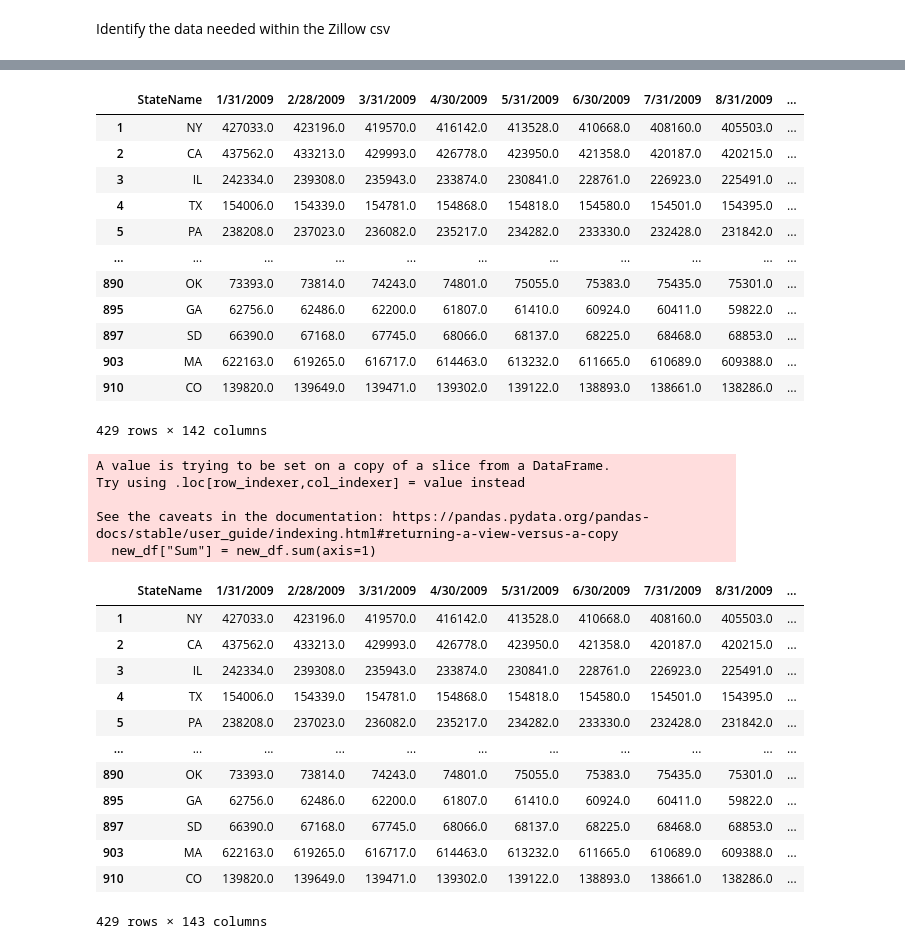
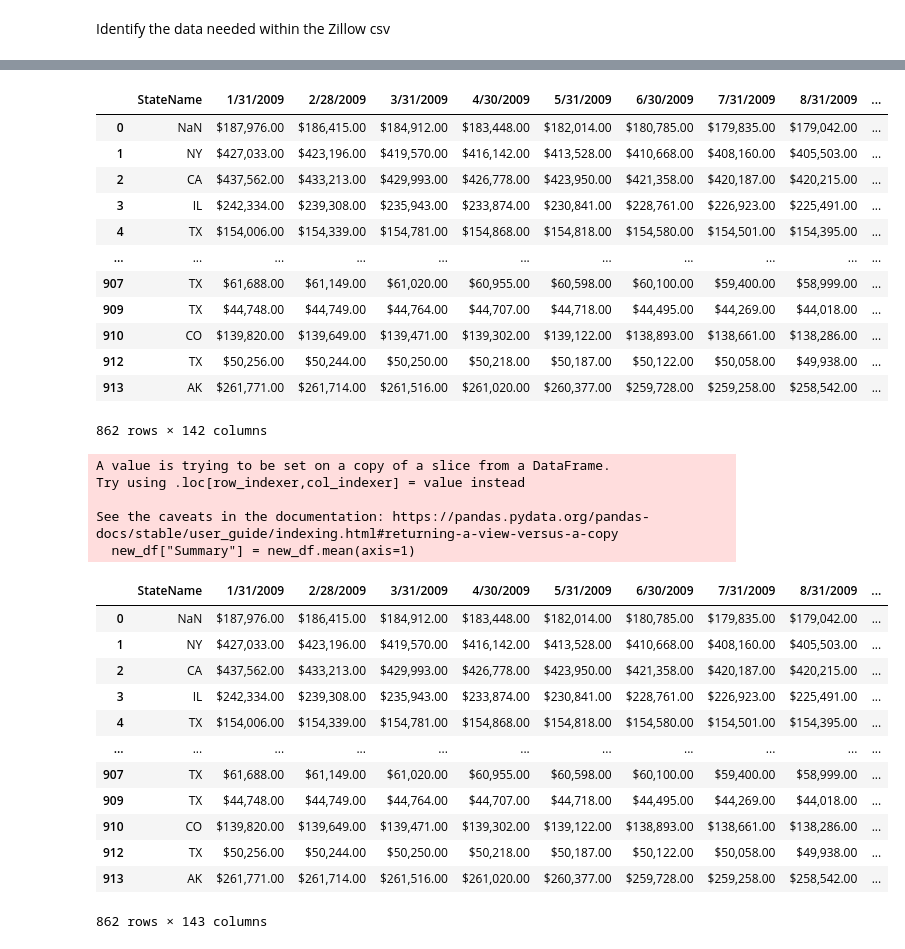
Before and after one commit to josh-acampado/dumbledores_platoon, a Jupyter notebook: Zillow_Housing_Data.ipynb, the cells around one changed output, grey strips where cells are left out. Drawn from its saved outputs; the diff is of its cells as text; code cells hidden in the pictures.

```diff
--- a/Zillow_Housing_Data.ipynb
+++ b/Zillow_Housing_Data.ipynb
@@ -28,67 +28,83 @@ house_df
 914 rows × 302 columns
 # %%
 #clean out NaN values (df.dropna(how='any'))
-clean_house_df.dtypes
+
 #clean_house_df = house_df.dropna(how="any")
+clean_house_df = house_df.dropna(subset=['RegionName', "1/31/2009","2/28/2009","3/31/2009","4/30/2009","5/31/2009","6/30/2009","7/31/2009","8/31/2009","9/30/2009","10/31/2009","11/30/2009","12/31/2009",
+                            "1/31/2010","2/28/2010","3/31/2010","4/30/2010","5/31/2010","6/30/2010","7/31/2010","8/31/2010","9/30/2010","10/31/2010","11/30/2010","12/31/2010",
+                            "1/31/2011","2/28/2011","3/31/2011","4/30/2011","5/31/2011","6/30/2011","7/31/2011","8/31/2011","9/30/2011","10/31/2011","11/30/2011","12/31/2011",
+                            "1/31/2012","2/29/2012","3/31/2012","4/30/2012","5/31/2012","6/30/2012","7/31/2012","8/31/2012","9/30/2012","10/31/2012","11/30/2012","12/31/2012",
+                            "1/31/2013","2/28/2013","3/31/2013","4/30/2013","5/31/2013","6/30/2013","7/31/2013","8/31/2013","9/30/2013","10/31/2013","11/30/2013","12/31/2013",
+                            "1/31/2014","2/28/2014","3/31/2014","4/30/2014","5/31/2014","6/30/2014","7/31/2014","8/31/2014","9/30/2014","10/31/2014","11/30/2014","12/31/2014",
+                            "1/31/2015","2/28/2015","3/31/2015","4/30/2015","5/31/2015","6/30/2015","7/31/2015","8/31/2015","9/30/2015","10/31/2015","11/30/2015","12/31/2015",
+                            "1/31/2016","2/29/2016","3/31/2016","4/30/2016","5/31/2016","6/30/2016","7/31/2016","8/31/2016","9/30/2016","10/31/2016","11/30/2016","12/31/2016",
+                            "1/31/2017","2/28/2017","3/31/2017","4/30/2017","5/31/2017","6/30/2017","7/31/2017","8/31/2017","9/30/2017","10/31/2017","11/30/2017","12/31/2017",
+                            "1/31/2018","2/28/2018","3/31/2018","4/30/2018","5/31/2018","6/30/2018","7/31/2018","8/31/2018","9/30/2018","10/31/2018","11/30/2018","12/31/2018",
+                            "1/31/2019","2/28/2019","3/31/2019","4/30/2019","5/31/2019","6/30/2019","7/31/2019","8/31/2019","9/30/2019","10/31/2019","11/30/2019","12/31/2019",
+                            "1/31/2020","2/29/2020","3/31/2020","4/30/2020","5/31/2020","6/30/2020","7/31/2020","8/31/2020","9/30/2020"])
+clean_house_df
+
 
 #print dataframe
 
-#clean_house_df
+clean_house_df
 #clean dataframe, only need years 2009+, state name
 
 #new_df = clean_house_df.loc[:,"StateName,1/31/2009":"9/30/2020",]
 
-new_df =  clean_house_df[["StateName","1/31/2009","2/28/2009","3/31/2009","4/30/2009","5/31/2009","6/30/2009","7/31/2009","8/31/2009","9/30/2009","10/31/2009","11/30/2009","12/31/2009",
+new_df = clean_house_df[["StateName","1/31/2009","2/28/2009","3/31/2009","4/30/2009","5/31/2009","6/30/2009","7/31/2009","8/31/2009","9/30/2009","10/31/2009","11/30/2009","12/31/2009",
                             "1/31/2010","2/28/2010","3/31/2010","4/30/2010","5/31/2010","6/30/2010","7/31/2010","8/31/2010","9/30/2010","10/31/2010","11/30/2010","12/31/2010",
                             "1/31/2011","2/28/2011","3/31/2011","4/30/2011","5/31/2011","6/30/2011","7/31/2011","8/31/2011","9/30/2011","10/31/2011","11/30/2011","12/31/2011",
                             "1/31/2012","2/29/2012","3/31/2012","4/30/2012","5/31/2012","6/30/2012","7/31/2012","8/31/2012","9/30/2012","10/31/2012","11/30/2012","12/31/2012",
                             "1/31/2013","2/28/2013","3/31/2013","4/30/2013","5/31/2013","6/30/2013","7/31/2013","8/31/2013","9/30/2013","10/31/2013","11/30/2013","12/31/2013",
                             "1/31/2014","2/28/2014","3/31/2014","4/30/2014","5/31/2014","6/30/2014","7/31/2014","8/31/2014","9/30/2014","10/31/2014","11/30/2014","12/31/2014",
                             "1/31/2015","2/28/2015","3/31/2015","4/30/2015","5/31/2015","6/30/2015","7/31/2015","8/31/2015","9/30/2015","10/31/2015","11/30/2015","12/31/2015",
                             "1/31/2016","2/29/2016","3/31/2016","4/30/2016","5/31/2016","6/30/2016","7/31/2016","8/31/2016","9/30/2016","10/31/2016","11/30/2016","12/31/2016",
                             "1/31/2017","2/28/2017","3/31/2017","4/30/2017","5/31/2017","6/30/2017","7/31/2017","8/31/2017","9/30/2017","10/31/2017","11/30/2017","12/31/2017",
                             "1/31/2018","2/28/2018","3/31/2018","4/30/2018","5/31/2018","6/30/2018","7/31/2018","8/31/2018","9/30/2018","10/31/2018","11/30/2018","12/31/2018",
                             "1/31/2019","2/28/2019","3/31/2019","4/30/2019","5/31/2019","6/30/2019","7/31/2019","8/31/2019","9/30/2019","10/31/2019","11/30/2019","12/31/2019",
                             "1/31/2020","2/29/2020","3/31/2020","4/30/2020","5/31/2020","6/30/2020","7/31/2020","8/31/2020","9/30/2020"]]
 
 
+pd.options.display.float_format = '${:,.2f}'.format
 
 new_df
 # %% [output]
 |  | StateName | 1/31/2009 | 2/28/2009 | 3/31/2009 | 4/30/2009 | 5/31/2009 | 6/30/2009 | 7/31/2009 | 8/31/2009 | ... |
-| 1 | NY | 427033.0 | 423196.0 | 419570.0 | 416142.0 | 413528.0 | 410668.0 | 408160.0 | 405503.0 | ... |
-| 2 | CA | 437562.0 | 433213.0 | 429993.0 | 426778.0 | 423950.0 | 421358.0 | 420187.0 | 420215.0 | ... |
-| 3 | IL | 242334.0 | 239308.0 | 235943.0 | 233874.0 | 230841.0 | 228761.0 | 226923.0 | 225491.0 | ... |
-| 4 | TX | 154006.0 | 154339.0 | 154781.0 | 154868.0 | 154818.0 | 154580.0 | 154501.0 | 154395.0 | ... |
-| 5 | PA | 238208.0 | 237023.0 | 236082.0 | 235217.0 | 234282.0 | 233330.0 | 232428.0 | 231842.0 | ... |
+| 0 | NaN | $187,976.00 | $186,415.00 | $184,912.00 | $183,448.00 | $182,014.00 | $180,785.00 | $179,835.00 | $179,042.00 | ... |
+| 1 | NY | $427,033.00 | $423,196.00 | $419,570.00 | $416,142.00 | $413,528.00 | $410,668.00 | $408,160.00 | $405,503.00 | ... |
+| 2 | CA | $437,562.00 | $433,213.00 | $429,993.00 | $426,778.00 | $423,950.00 | $421,358.00 | $420,187.00 | $420,215.00 | ... |
+| 3 | IL | $242,334.00 | $239,308.00 | $235,943.00 | $233,874.00 | $230,841.00 | $228,761.00 | $226,923.00 | $225,491.00 | ... |
+| 4 | TX | $154,006.00 | $154,339.00 | $154,781.00 | $154,868.00 | $154,818.00 | $154,580.00 | $154,501.00 | $154,395.00 | ... |
 | ... | ... | ... | ... | ... | ... | ... | ... | ... | ... | ... |
-| 890 | OK | 73393.0 | 73814.0 | 74243.0 | 74801.0 | 75055.0 | 75383.0 | 75435.0 | 75301.0 | ... |
-| 895 | GA | 62756.0 | 62486.0 | 62200.0 | 61807.0 | 61410.0 | 60924.0 | 60411.0 | 59822.0 | ... |
-| 897 | SD | 66390.0 | 67168.0 | 67745.0 | 68066.0 | 68137.0 | 68225.0 | 68468.0 | 68853.0 | ... |
-| 903 | MA | 622163.0 | 619265.0 | 616717.0 | 614463.0 | 613232.0 | 611665.0 | 610689.0 | 609388.0 | ... |
-| 910 | CO | 139820.0 | 139649.0 | 139471.0 | 139302.0 | 139122.0 | 138893.0 | 138661.0 | 138286.0 | ... |
+| 907 | TX | $61,688.00 | $61,149.00 | $61,020.00 | $60,955.00 | $60,598.00 | $60,100.00 | $59,400.00 | $58,999.00 | ... |
+| 909 | TX | $44,748.00 | $44,749.00 | $44,764.00 | $44,707.00 | $44,718.00 | $44,495.00 | $44,269.00 | $44,018.00 | ... |
+| 910 | CO | $139,820.00 | $139,649.00 | $139,471.00 | $139,302.00 | $139,122.00 | $138,893.00 | $138,661.00 | $138,286.00 | ... |
+| 912 | TX | $50,256.00 | $50,244.00 | $50,250.00 | $50,218.00 | $50,187.00 | $50,122.00 | $50,058.00 | $49,938.00 | ... |
+| 913 | AK | $261,771.00 | $261,714.00 | $261,516.00 | $261,020.00 | $260,377.00 | $259,728.00 | $259,258.00 | $258,542.00 | ... |
-429 rows × 142 columns
+862 rows × 142 columns
 # %%
 copy_df = new_df.copy()
-new_df["Sum"] = new_df.sum(axis=1)
+new_df["Summary"] = new_df.mean(axis=1)
+pd.options.display.float_format = '${:,.2f}'.format
 new_df
 # %% [output]
 A value is trying to be set on a copy of a slice from a DataFrame.
 Try using .loc[row_indexer,col_indexer] = value instead
 
 See the caveats in the documentation: https://pandas.pydata.org/pandas-docs/stable/user_guide/indexing.html#returning-a-view-versus-a-copy
-  new_df["Sum"] = new_df.sum(axis=1)
+  new_df["Summary"] = new_df.mean(axis=1)
 |  | StateName | 1/31/2009 | 2/28/2009 | 3/31/2009 | 4/30/2009 | 5/31/2009 | 6/30/2009 | 7/31/2009 | 8/31/2009 | ... |
-| 1 | NY | 427033.0 | 423196.0 | 419570.0 | 416142.0 | 413528.0 | 410668.0 | 408160.0 | 405503.0 | ... |
-| 2 | CA | 437562.0 | 433213.0 | 429993.0 | 426778.0 | 423950.0 | 421358.0 | 420187.0 | 420215.0 | ... |
-| 3 | IL | 242334.0 | 239308.0 | 235943.0 | 233874.0 | 230841.0 | 228761.0 | 226923.0 | 225491.0 | ... |
-| 4 | TX | 154006.0 | 154339.0 | 154781.0 | 154868.0 | 154818.0 | 154580.0 | 154501.0 | 154395.0 | ... |
-| 5 | PA | 238208.0 | 237023.0 | 236082.0 | 235217.0 | 234282.0 | 233330.0 | 232428.0 | 231842.0 | ... |
+| 0 | NaN | $187,976.00 | $186,415.00 | $184,912.00 | $183,448.00 | $182,014.00 | $180,785.00 | $179,835.00 | $179,042.00 | ... |
+| 1 | NY | $427,033.00 | $423,196.00 | $419,570.00 | $416,142.00 | $413,528.00 | $410,668.00 | $408,160.00 | $405,503.00 | ... |
+| 2 | CA | $437,562.00 | $433,213.00 | $429,993.00 | $426,778.00 | $423,950.00 | $421,358.00 | $420,187.00 | $420,215.00 | ... |
+| 3 | IL | $242,334.00 | $239,308.00 | $235,943.00 | $233,874.00 | $230,841.00 | $228,761.00 | $226,923.00 | $225,491.00 | ... |
+| 4 | TX | $154,006.00 | $154,339.00 | $154,781.00 | $154,868.00 | $154,818.00 | $154,580.00 | $154,501.00 | $154,395.00 | ... |
 | ... | ... | ... | ... | ... | ... | ... | ... | ... | ... | ... |
-| 890 | OK | 73393.0 | 73814.0 | 74243.0 | 74801.0 | 75055.0 | 75383.0 | 75435.0 | 75301.0 | ... |
-| 895 | GA | 62756.0 | 62486.0 | 62200.0 | 61807.0 | 61410.0 | 60924.0 | 60411.0 | 59822.0 | ... |
-| 897 | SD | 66390.0 | 67168.0 | 67745.0 | 68066.0 | 68137.0 | 68225.0 | 68468.0 | 68853.0 | ... |
-| 903 | MA | 622163.0 | 619265.0 | 616717.0 | 614463.0 | 613232.0 | 611665.0 | 610689.0 | 609388.0 | ... |
-| 910 | CO | 139820.0 | 139649.0 | 139471.0 | 139302.0 | 139122.0 | 138893.0 | 138661.0 | 138286.0 | ... |
+| 907 | TX | $61,688.00 | $61,149.00 | $61,020.00 | $60,955.00 | $60,598.00 | $60,100.00 | $59,400.00 | $58,999.00 | ... |
+| 909 | TX | $44,748.00 | $44,749.00 | $44,764.00 | $44,707.00 | $44,718.00 | $44,495.00 | $44,269.00 | $44,018.00 | ... |
+| 910 | CO | $139,820.00 | $139,649.00 | $139,471.00 | $139,302.00 | $139,122.00 | $138,893.00 | $138,661.00 | $138,286.00 | ... |
+| 912 | TX | $50,256.00 | $50,244.00 | $50,250.00 | $50,218.00 | $50,187.00 | $50,122.00 | $50,058.00 | $49,938.00 | ... |
+| 913 | AK | $261,771.00 | $261,714.00 | $261,516.00 | $261,020.00 | $260,377.00 | $259,728.00 | $259,258.00 | $258,542.00 | ... |
-429 rows × 143 columns
+862 rows × 143 columns
 # %%
```
Also changed, not shown: parts of 11 cells of this notebook.
